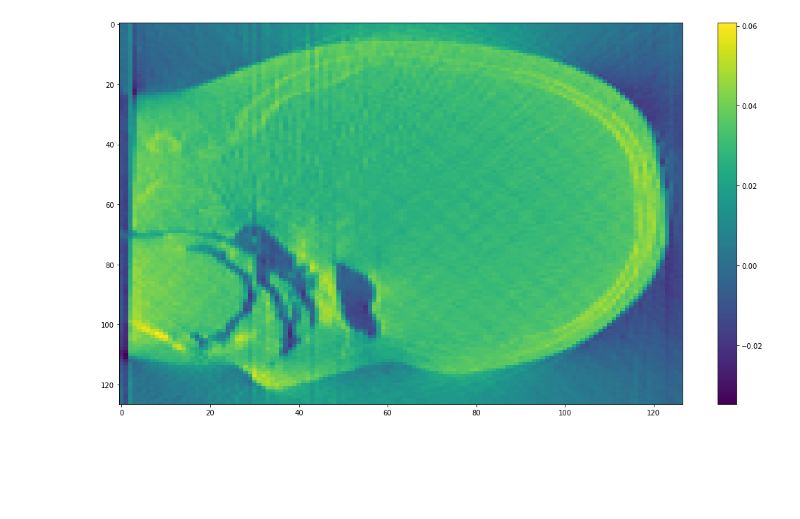
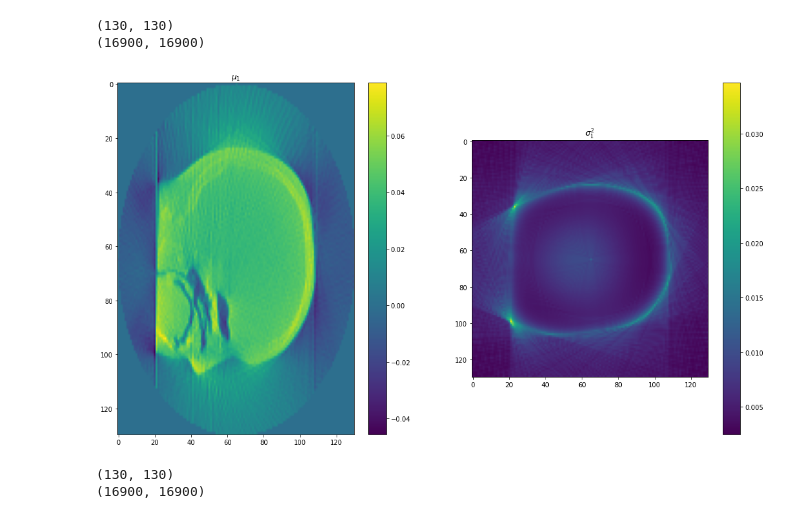
Before and after one commit to leonharv/uncertainty-vis, a Jupyter notebook: Data creation/simple_pCT/Reconstruction analysis.ipynb, the cells around one changed output. Cells and saved outputs as stored; diff of their text form; code cells hidden in the pictures; blank space fills up the shorter version.

Commit message:
adding reconstruction and error propagation of 3D data

```diff
--- a/Data creation/simple_pCT/Reconstruction analysis.ipynb
+++ b/Data creation/simple_pCT/Reconstruction analysis.ipynb
@@ -2,19 +2,33 @@
 import numpy as np
 from matplotlib import pyplot as plt
 # %%
-num_angle = 179
+num_angle = 101
 num_offset = 1
-num_spotx = 180
+num_spotx = 130
 chord_length = True
 RSP_shape = [190, 1226]
 filter_name='ramp'
 chords = 'exact' if chord_length else 'map'
 # %%
-reconstruction = np.load('../../Data/simple_pCT/Reconstruction/Head/{:d}_{:d}/RSP_angles{:d}_offset{:d}_spotx{:d}_{:s}_{:s}.npy'.format(RSP_shape[0], RSP_shape[1], num_angle, num_offset, num_spotx, chords, filter_name))
+mean1 = np.load('../../Data/simple_pCT/Reconstruction/Head/{:d}_{:d}/RSP_angles{:d}_offset{:d}_spotx{:d}_{:s}_{:s}.npy'.format(RSP_shape[0], RSP_shape[1], num_angle, num_offset, num_spotx, chords, filter_name))
+Sigma1 = np.load('../../Data/simple_pCT/Sigma/Sigma_raedler_angles{:d}_offset{:d}_spotx{:d}_{:s}_{:s}_{:d}_{:d}.npy'.format(num_angle, num_offset, num_spotx, chords, filter_name, RSP_shape[0], RSP_shape[1]))
+var1 = np.abs(np.diag(Sigma1)).reshape((num_spotx,num_spotx))
+
+print(mean1.shape)
+print(Sigma1.shape)
+# %% [output]
+(130, 130)
+(16900, 16900)
 # %%
 plt.figure(figsize=(18,10))
-plt.imshow(reconstruction, aspect='auto')
+plt.subplot(1,2,1)
+plt.title(r'$\mu_1$')
+plt.imshow(mean1, aspect='auto')
+plt.colorbar()
+plt.subplot(1,2,2)
+plt.title(r'$\sigma_1^2$')
+plt.imshow(var1)
 plt.colorbar()
 plt.show()
 # %% [output]
-[figure, old version]
+[figure, new version]
@@ -20,0 +43,10 @@ plt.show()
+# %%
+mean2 = np.load('../../Data/simple_pCT/Reconstruction/Head/{:d}_{:d}/RSP_angles{:d}_offset{:d}_spotx{:d}_{:s}_{:s}.npy'.format(RSP_shape[0], RSP_shape[1], num_angle, num_offset, num_spotx, chords, filter_name))
+Sigma2 = np.load('../../Data/simple_pCT/Sigma/Sigma_raedler_angles{:d}_offset{:d}_spotx{:d}_{:s}_{:s}_{:d}_{:d}.npy'.format(num_angle, num_offset, num_spotx, chords, filter_name, RSP_shape[0], RSP_shape[1]))
+var2 = np.abs(np.diag(Sigma2)).reshape((num_spotx,num_spotx))
+
+print(mean2.shape)
+print(Sigma2.shape)
+# %% [output]
+(130, 130)
+(16900, 16900)
```
Also changed, not shown: parts of 4 cells of this notebook, 7 other files.
